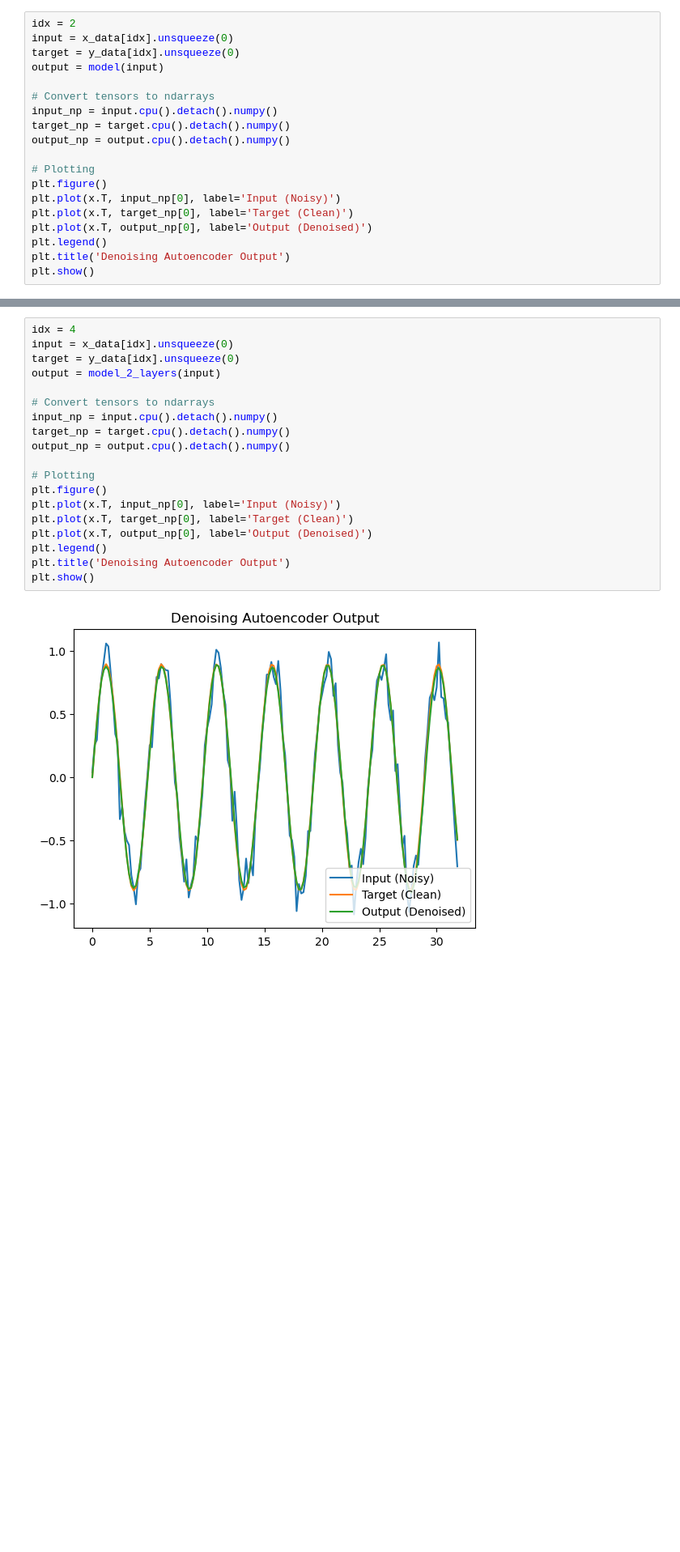
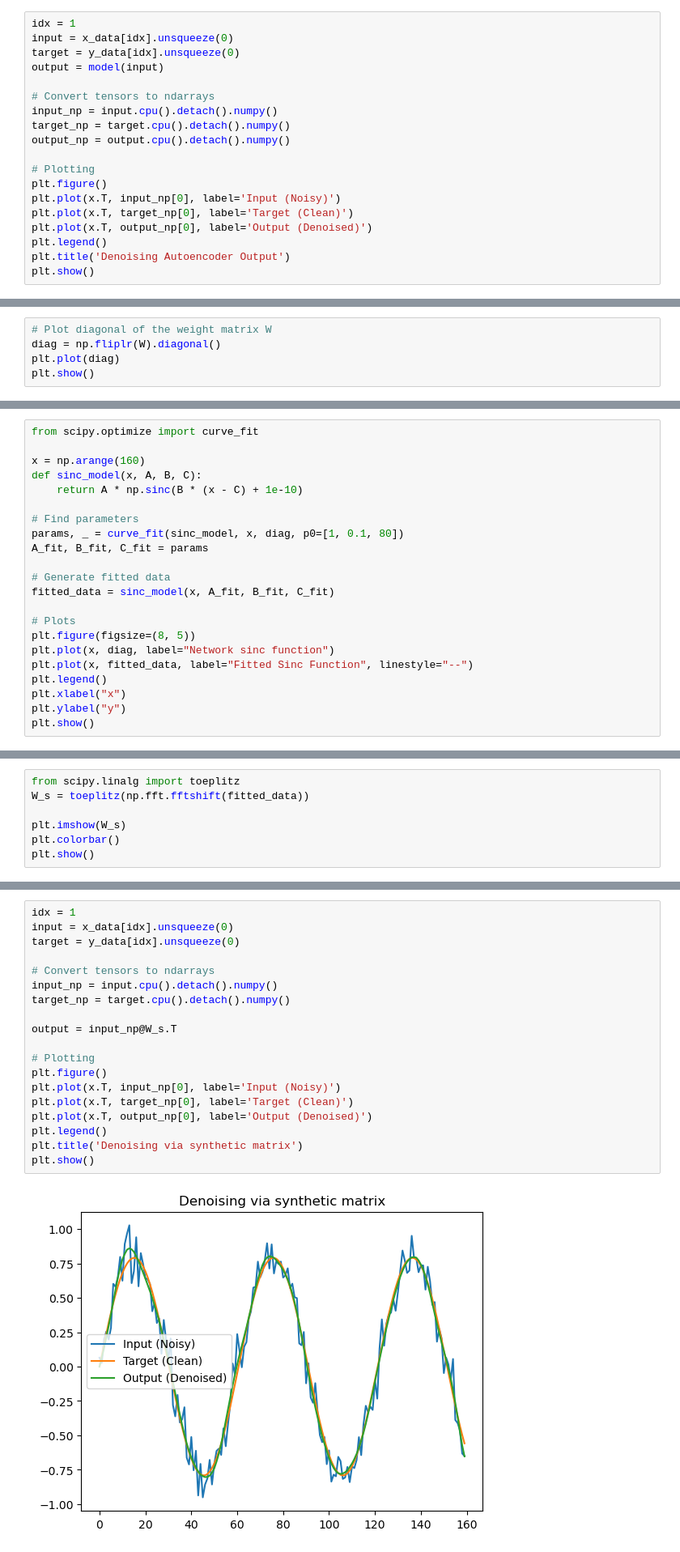
Before and after one commit to TajwarC/NN-Interpretation, a Jupyter notebook: examples/1_layer.ipynb, the cells around one changed output, grey strips where cells are left out. Shown at 81% size. Cells and saved outputs as stored; diff of their text form; blank space fills up the shorter version.

```diff
--- a/examples/1_layer.ipynb
+++ b/examples/1_layer.ipynb
@@ -100,5 +134,5 @@ Epoch [1000/1000], Loss: 0.0016
 # %%
-idx = 2
+idx = 1
 input = x_data[idx].unsqueeze(0)
 target = y_data[idx].unsqueeze(0)
 output = model(input)
@@ -213,0 +174,5 @@ Epoch [1000/1000], Loss: 0.0005
+# %%
+# Plot diagonal of the weight matrix W
+diag = np.fliplr(W).diagonal()
+plt.plot(diag)
+plt.show()
@@ -213,0 +183,22 @@ Epoch [1000/1000], Loss: 0.0005
+# %%
+from scipy.optimize import curve_fit
+
+x = np.arange(160)
+def sinc_model(x, A, B, C):
+    return A * np.sinc(B * (x - C) + 1e-10)
+
+# Find parameters
+params, _ = curve_fit(sinc_model, x, diag, p0=[1, 0.1, 80])
+A_fit, B_fit, C_fit = params
+
+# Generate fitted data
+fitted_data = sinc_model(x, A_fit, B_fit, C_fit)
+
+# Plots
+plt.figure(figsize=(8, 5))
+plt.plot(x, diag, label="Network sinc function")
+plt.plot(x, fitted_data, label="Fitted Sinc Function", linestyle="--")
+plt.legend()
+plt.xlabel("x")
+plt.ylabel("y")
+plt.show()
@@ -213,0 +211,7 @@ Epoch [1000/1000], Loss: 0.0005
+# %%
+from scipy.linalg import toeplitz
+W_s = toeplitz(np.fft.fftshift(fitted_data))
+
+plt.imshow(W_s)
+plt.colorbar()
+plt.show()
@@ -214,21 +222,21 @@ Epoch [1000/1000], Loss: 0.0005
 # %%
-idx = 4
+idx = 1
 input = x_data[idx].unsqueeze(0)
 target = y_data[idx].unsqueeze(0)
-output = model_2_layers(input)
 
 # Convert tensors to ndarrays
 input_np = input.cpu().detach().numpy()
 target_np = target.cpu().detach().numpy()
-output_np = output.cpu().detach().numpy()
+
+output = input_np@W_s.T
 
 # Plotting
 plt.figure()
 plt.plot(x.T, input_np[0], label='Input (Noisy)')
 plt.plot(x.T, target_np[0], label='Target (Clean)')
 plt.plot(x.T, output_np[0], label='Output (Denoised)')
 plt.legend()
-plt.title('Denoising Autoencoder Output')
+plt.title('Denoising via synthetic matrix')
 plt.show()
 # %% [output]
-[figure, old version]
+[figure, new version]
```
Also changed, not shown: parts of 29 cells of this notebook, 1 other file.
